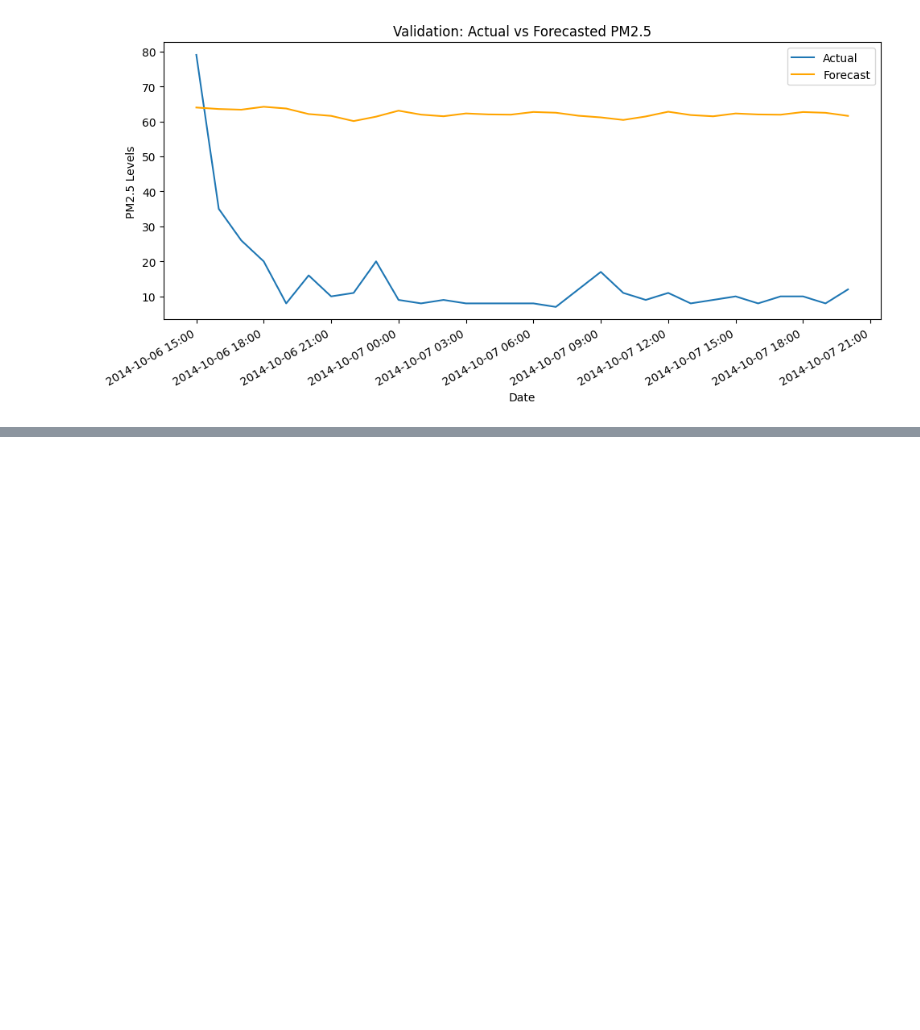
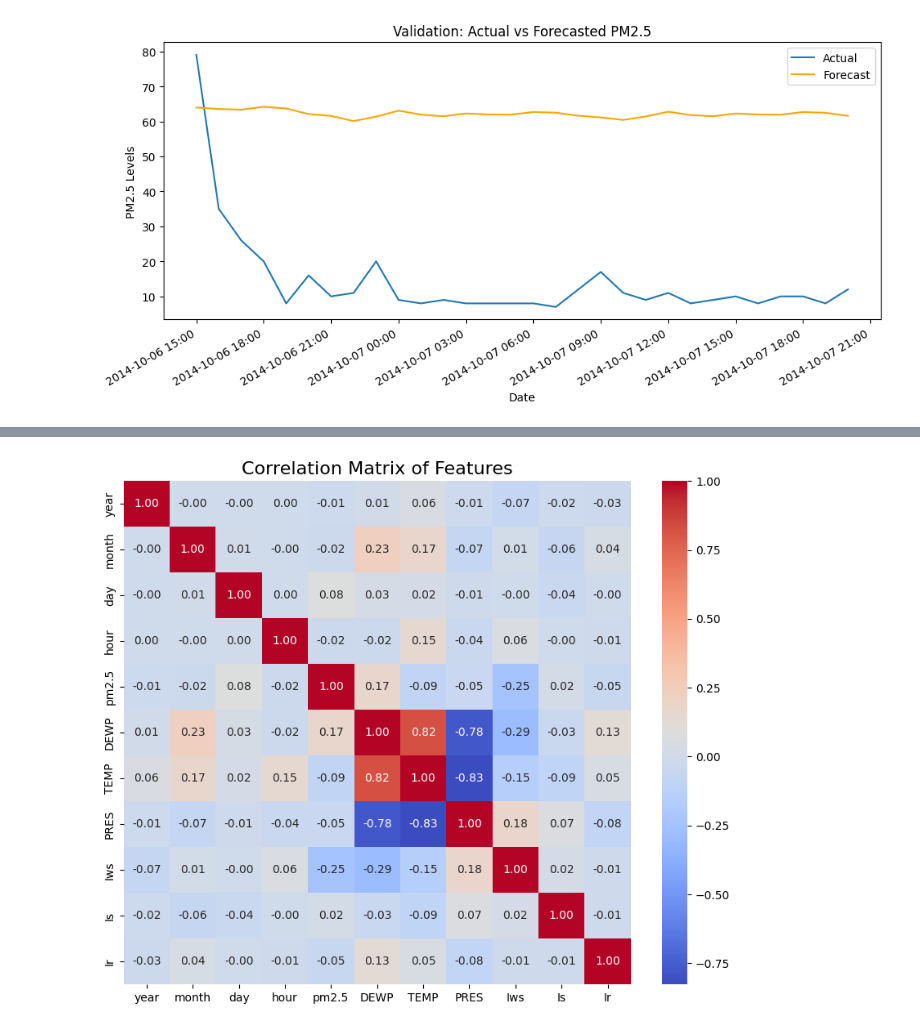
Before and after one commit to cameronliddle/Algorithms, a Jupyter notebook: AirQualityAppliedPredictiveAnalytics.ipynb, the cells around one changed output, grey strips where cells are left out. Saved outputs shown, nothing was run; the diff lists cells and outputs as text; code cells hidden in the pictures; blank space fills up the shorter version.

```diff
--- a/AirQualityAppliedPredictiveAnalytics.ipynb
+++ b/AirQualityAppliedPredictiveAnalytics.ipynb
@@ -224,0 +246,7 @@ Validation RMSE (2012): 89.51151977246566
+# %%
+# Calculate the correlation matrix only for numeric columns
+numeric_columns = train.select_dtypes(include=np.number).columns
+correlation_matrix = train[numeric_columns].corr()
+
+# Display the matrix
+print(correlation_matrix)
@@ -224,0 +271,13 @@ Validation RMSE (2012): 89.51151977246566
+# %%
+import seaborn as sns
+import matplotlib.pyplot as plt
+
+# Create a heatmap
+plt.figure(figsize=(10, 8))
+sns.heatmap(correlation_matrix, annot=True, cmap='coolwarm', fmt=".2f", cbar=True)
+
+# Add title and labels
+plt.title('Correlation Matrix of Features', fontsize=16)
+plt.show()
+# %% [output]
+[figure, added]
```
Also changed, not shown: parts of 7 cells of this notebook.
